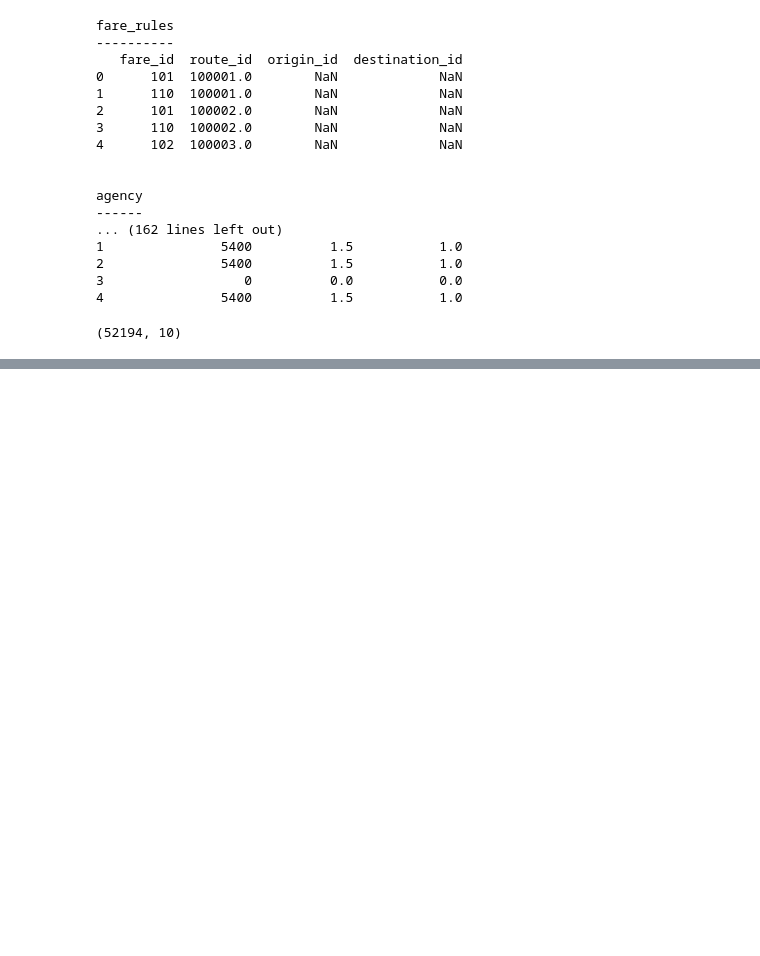
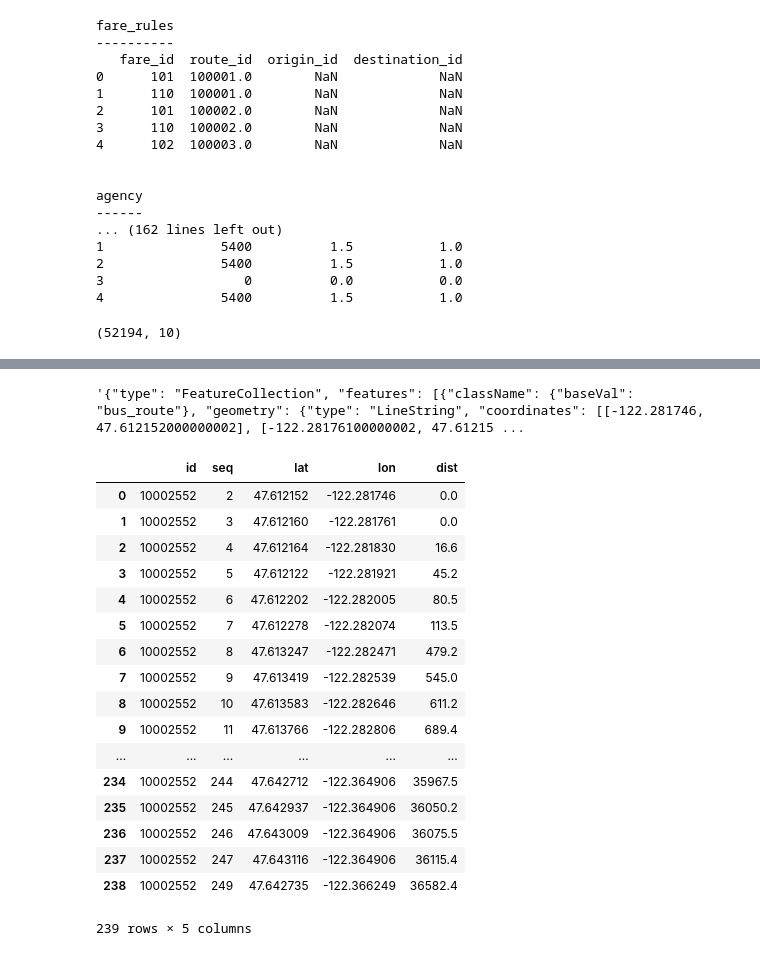
Before and after one commit to mileserickson/tripshark, a Jupyter notebook: nb/GTFS-EDA.ipynb, the cells around one changed output, grey strips where cells are left out. Drawn from its saved outputs; the diff is of its cells as text; code cells hidden in the pictures; blank space fills up the shorter version.

```diff
--- a/nb/GTFS-EDA.ipynb
+++ b/nb/GTFS-EDA.ipynb
@@ -44,0 +101,15 @@ gtfs['trips'].shape
+# %%
+import geojson
+from geojson import Feature, Point, LineString, FeatureCollection
+
+def get_shape(shape_id, gtfs=gtfs):
+    """Return a shape sorted by sequence number."""
+    shape = gtfs['shapes'][gtfs['shapes']['shape_id'] == shape_id].sort_values(by='shape_pt_sequence')
+    return shape
+
+def shape_to_geojson(shape_id, gtfs=gtfs):
+    """Return GeoJSON string for the given shape ID."""
+    shape = get_shape(shape_id)
+    shape.columns = ['id', 'seq', 'lat', 'lon', 'dist']  # Rename columns for brevity
+    ls = LineString([(p[1]['lon'], p[1]['lat']) for p in shape.iterrows()])
+    return geojson.dumps(Feature(geometry=ls, id=shape_id, className={'baseVal': 'bus_route'}))
@@ -44,0 +121,31 @@ gtfs['trips'].shape
+# %%
+shape_id = 10002552
+shape = get_shape(shape_id)
+shape.columns = ['id', 'seq', 'lat', 'lon', 'dist']  # Rename columns for brevity
+ls = LineString([(p[1]['lon'], p[1]['lat']) for p in shape.iterrows()])
+fc = FeatureCollection([Feature(geometry=ls, id=shape_id, className={'baseVal': 'bus_route'})])
+# %%
+geojson.dumps(fc)
+# %% [output]
+'{"type": "FeatureCollection", "features": [{"className": {"baseVal": "bus_route"}, "geometry": {"type": "LineString", "coordinates": [[-122.281746, 47.612152000000002], [-122.28176100000002, 47.61215 ...
+# %%
+shape
+# %% [output]
+|  | id | seq | lat | lon | dist |
+| 0 | 10002552 | 2 | 47.612152 | -122.281746 | 0.0 |
+| 1 | 10002552 | 3 | 47.612160 | -122.281761 | 0.0 |
+| 2 | 10002552 | 4 | 47.612164 | -122.281830 | 16.6 |
+| 3 | 10002552 | 5 | 47.612122 | -122.281921 | 45.2 |
+| 4 | 10002552 | 6 | 47.612202 | -122.282005 | 80.5 |
+| 5 | 10002552 | 7 | 47.612278 | -122.282074 | 113.5 |
+| 6 | 10002552 | 8 | 47.613247 | -122.282471 | 479.2 |
+| 7 | 10002552 | 9 | 47.613419 | -122.282539 | 545.0 |
+| 8 | 10002552 | 10 | 47.613583 | -122.282646 | 611.2 |
+| 9 | 10002552 | 11 | 47.613766 | -122.282806 | 689.4 |
+| ... | ... | ... | ... | ... | ... |
+| 234 | 10002552 | 244 | 47.642712 | -122.364906 | 35967.5 |
+| 235 | 10002552 | 245 | 47.642937 | -122.364906 | 36050.2 |
+| 236 | 10002552 | 246 | 47.643009 | -122.364906 | 36075.5 |
+| 237 | 10002552 | 247 | 47.643116 | -122.364906 | 36115.4 |
+| 238 | 10002552 | 249 | 47.642735 | -122.366249 | 36582.4 |
+239 rows × 5 columns
```
Also changed, not shown: parts of 9 cells of this notebook.
